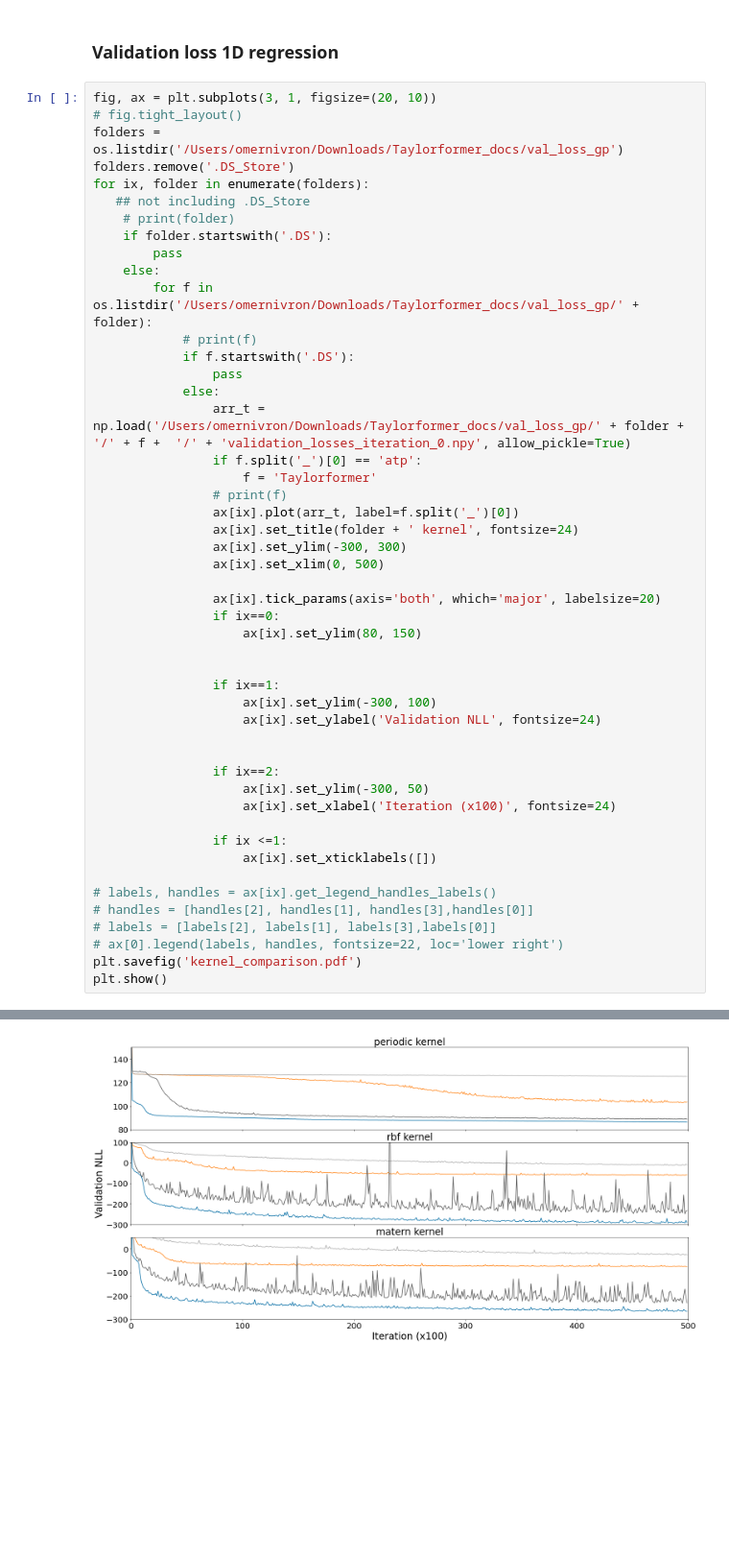
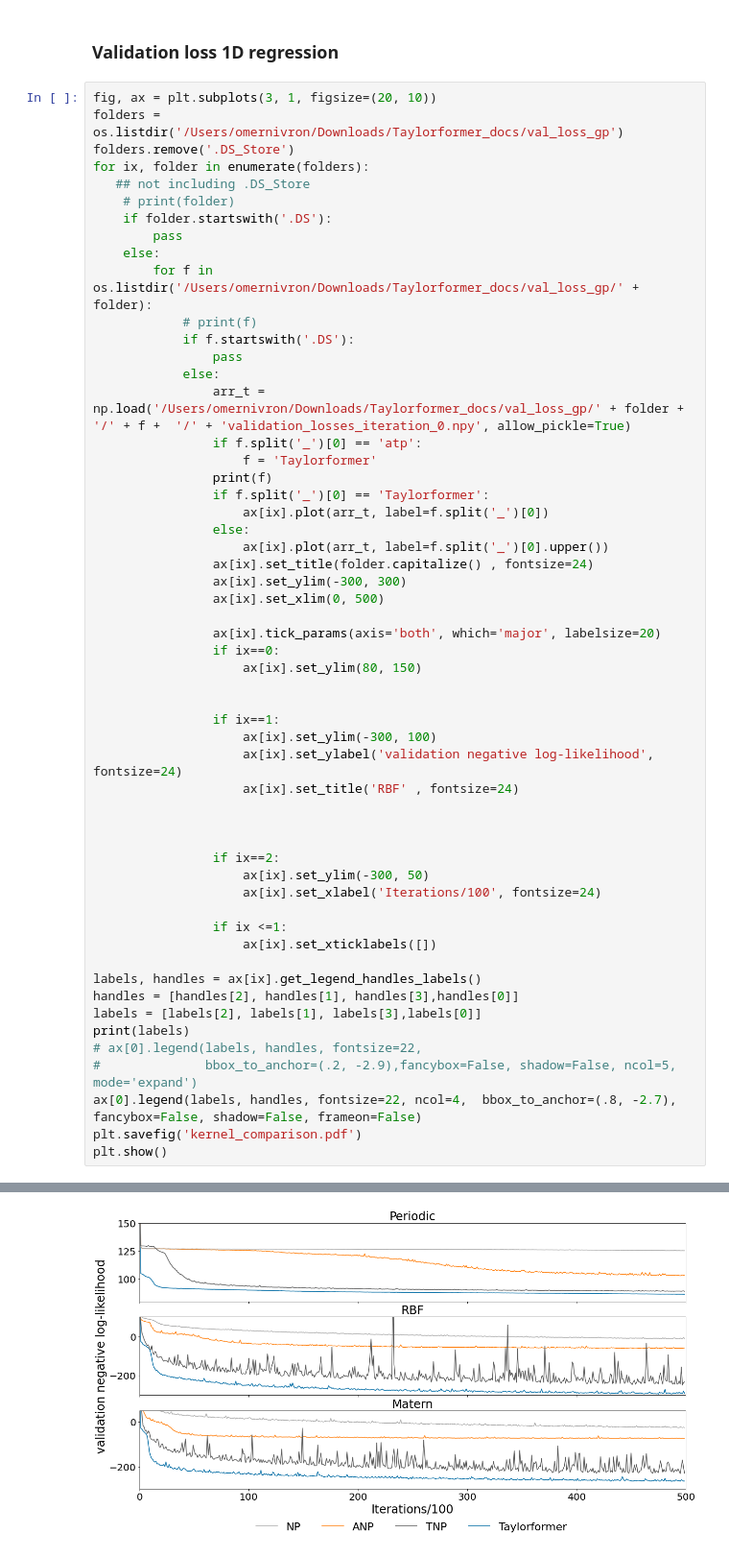
Before and after one commit to oremnirv/ATP, a Jupyter notebook: image_creation_notebook.ipynb, the cells around one changed output, grey strips where cells are left out. Shown: that part at 96% size. Saved outputs shown, nothing was run; the diff lists cells and outputs as text; blank space fills up the shorter version.

```diff
--- a/image_creation_notebook.ipynb
+++ b/image_creation_notebook.ipynb
@@ -9,7 +9,6 @@ plt.style.use('tableau-colorblind10')
 ### Validation loss 1D regression
 # %%
 fig, ax = plt.subplots(3, 1, figsize=(20, 10))
-# fig.tight_layout()
 folders = os.listdir('/Users/omernivron/Downloads/Taylorformer_docs/val_loss_gp')
 folders.remove('.DS_Store')
 for ix, folder in enumerate(folders):
@@ -26,9 +25,12 @@ for ix, folder in enumerate(folders):
                 arr_t = np.load('/Users/omernivron/Downloads/Taylorformer_docs/val_loss_gp/' + folder + '/' + f +  '/' + 'validation_losses_iteration_0.npy', allow_pickle=True)
                 if f.split('_')[0] == 'atp':
                     f = 'Taylorformer'
-                # print(f)
-                ax[ix].plot(arr_t, label=f.split('_')[0])
-                ax[ix].set_title(folder + ' kernel', fontsize=24)
+                print(f)
+                if f.split('_')[0] == 'Taylorformer':
+                    ax[ix].plot(arr_t, label=f.split('_')[0])
+                else:
+                    ax[ix].plot(arr_t, label=f.split('_')[0].upper())
+                ax[ix].set_title(folder.capitalize() , fontsize=24)
                 ax[ix].set_ylim(-300, 300)
                 ax[ix].set_xlim(0, 500)
 
@@ -39,20 +41,25 @@ for ix, folder in enumerate(folders):
 
                 if ix==1:
                     ax[ix].set_ylim(-300, 100)
-                    ax[ix].set_ylabel('Validation NLL', fontsize=24)
+                    ax[ix].set_ylabel('validation negative log-likelihood', fontsize=24)
+                    ax[ix].set_title('RBF' , fontsize=24)
+
 
 
                 if ix==2:
                     ax[ix].set_ylim(-300, 50)
-                    ax[ix].set_xlabel('Iteration (x100)', fontsize=24)
+                    ax[ix].set_xlabel('Iterations/100', fontsize=24)
 
                 if ix <=1:
                     ax[ix].set_xticklabels([])
 
-# labels, handles = ax[ix].get_legend_handles_labels()
-# handles = [handles[2], handles[1], handles[3],handles[0]]
-# labels = [labels[2], labels[1], labels[3],labels[0]]
-# ax[0].legend(labels, handles, fontsize=22, loc='lower right')
+labels, handles = ax[ix].get_legend_handles_labels()
+handles = [handles[2], handles[1], handles[3],handles[0]]
+labels = [labels[2], labels[1], labels[3],labels[0]]
+print(labels)
+# ax[0].legend(labels, handles, fontsize=22,
+#              bbox_to_anchor=(.2, -2.9),fancybox=False, shadow=False, ncol=5, mode='expand')
+ax[0].legend(labels, handles, fontsize=22, ncol=4,  bbox_to_anchor=(.8, -2.7), fancybox=False, shadow=False, frameon=False)
 plt.savefig('kernel_comparison.pdf')
 plt.show()
 # %% [output]
@@ -59 +79 @@ plt.show()
-[figure, old version]
+[figure, new version]
```
Also changed, not shown: parts of 1 cell of this notebook, 4 other files.
